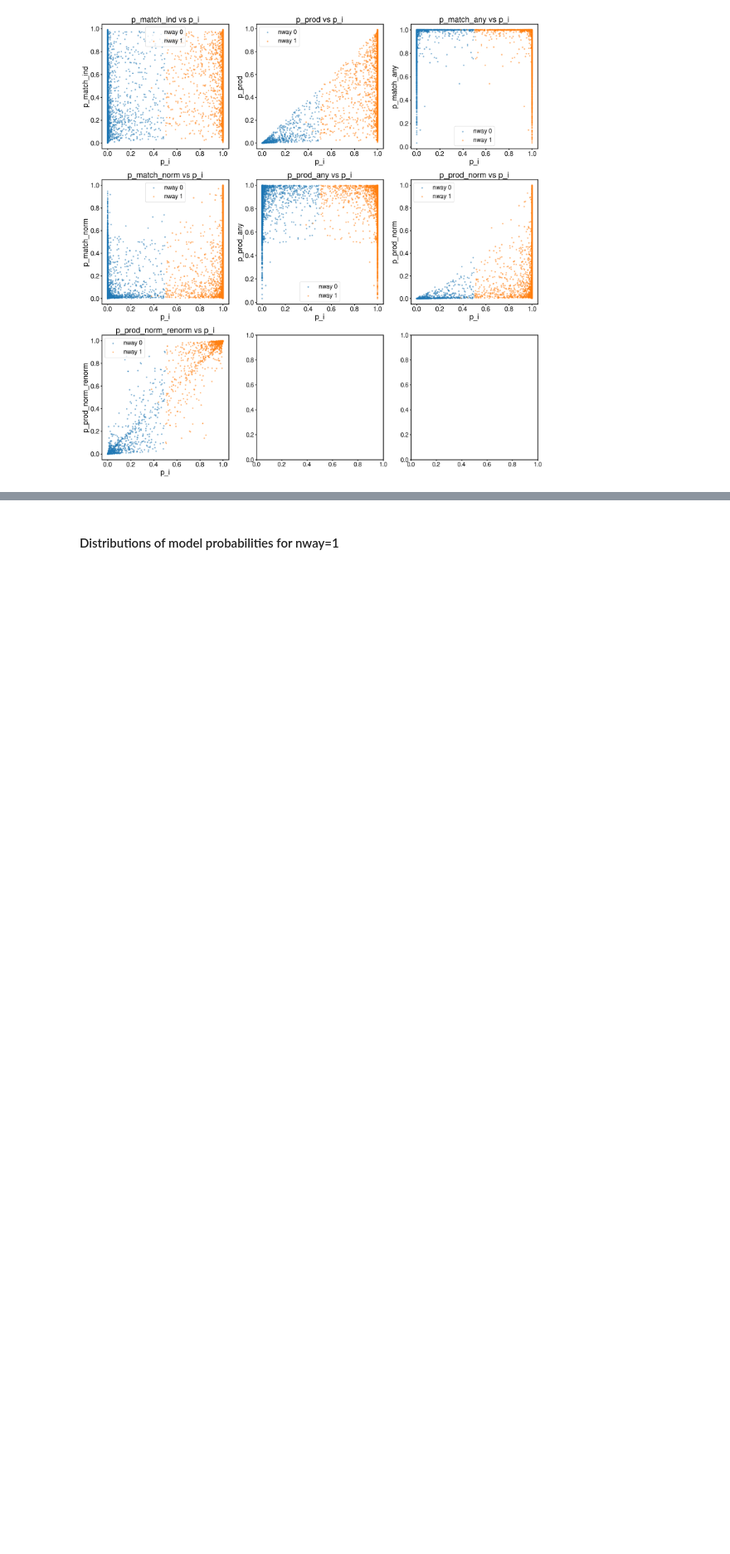
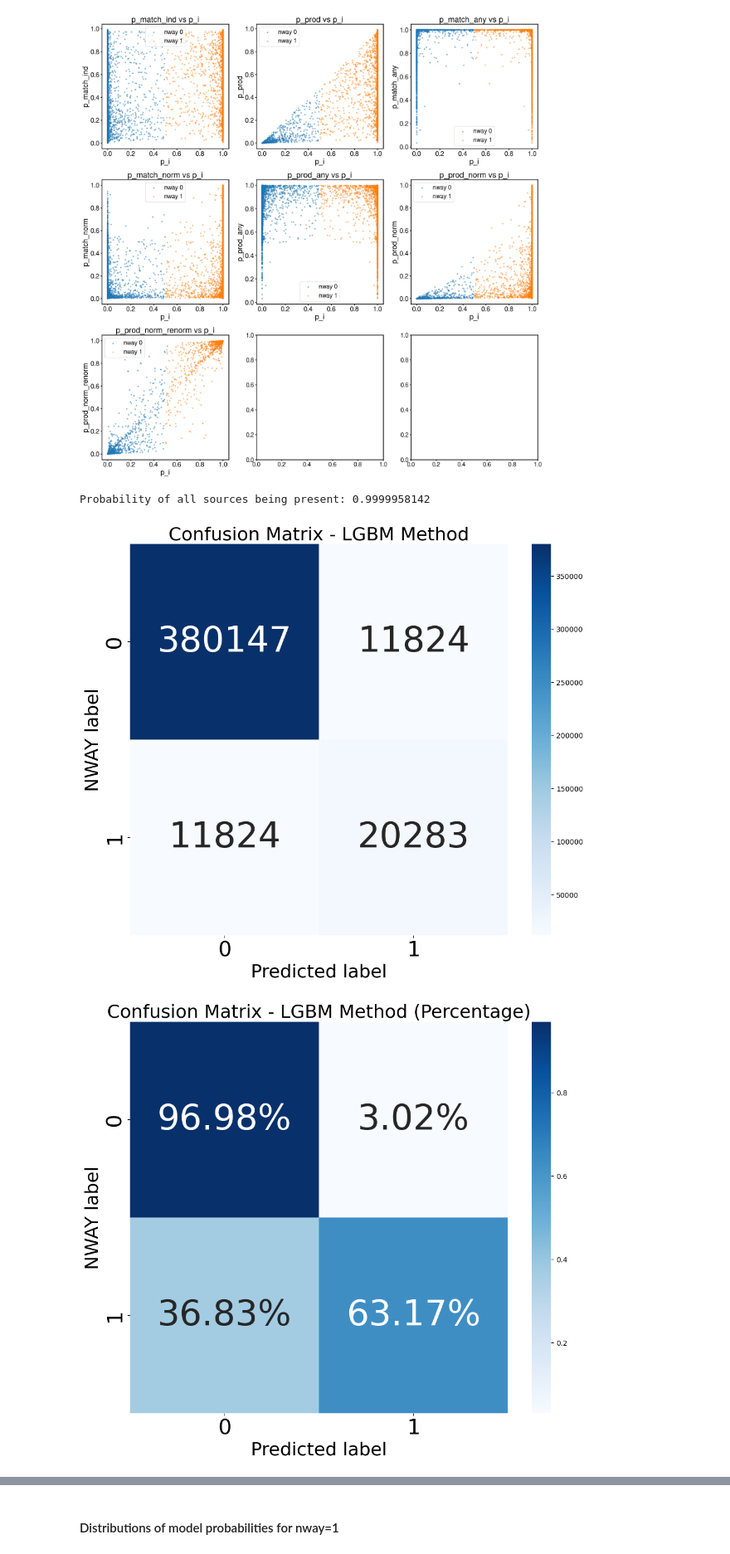
Before and after one commit to samuelperezdi/starsml, a Jupyter notebook: notebooks/analysis_probs.ipynb, the cells around one changed output, grey strips where cells are left out. Shown at 83% size. Saved outputs shown, nothing was run; the diff lists cells and outputs as text; code cells hidden in the pictures; blank space fills up the shorter version.

```diff
--- a/notebooks/analysis_probs.ipynb
+++ b/notebooks/analysis_probs.ipynb
@@ -59,6 +92,26 @@ plt.tight_layout()
 plt.show()
 # %% [output]
 [figure]
+# %%
+def calc_probability_missing(n_rows_per_source=102, test_fraction=0.2):
+    # prob of one row not being in test set
+    p_not_in_test = 1 - test_fraction
+
+    # prob of ALL rows (for a c_id) not being in test set
+    p_source_missing = p_not_in_test ** n_rows_per_source
+
+    # prob of all rows of a source being in test set
+    p_source_present = 1 - p_source_missing
+
+    # prob for all sources
+    p_all_present = (p_source_present) ** 32107
+
+    return p_all_present
+
+p = calc_probability_missing()
+print(f"Probability of all sources being present: {p:.10f}")
+# %% [output]
+Probability of all sources being present: 0.9999958142
 # %%
 # 2. confusion matrices
 def plot_confusion_matrix(y_true, y_pred, title):
@@ -83,30 +136,33 @@ def plot_confusion_matrix(y_true, y_pred, title):
 # %%
 
 # function to get predictions based on max probability per group
 def get_max_prob_predictions(df, prob_col):
     # identify max probability for each group
     idx = df.groupby('csc21_name')[prob_col].idxmax()
 
     # create a new column with 0s
     df['pred'] = 0
 
     # set 1 for the max probability in each group
     df.loc[idx, 'pred'] = 1
 
     return df['pred']
 
 # get predictions for each method
 bayesian_pred = get_max_prob_predictions(df, 'p_i')
 lgbm_pred = get_max_prob_predictions(df, 'p_match_ind')
 lgbm_norm_pred = get_max_prob_predictions(df, 'p_match_norm')
 combined_pred = get_max_prob_predictions(df, 'p_prod')
 combined_pred_simple = get_max_prob_predictions(df, 'p_prod_norm')
 
 # true labels
 true_labels = df['benchmark_label']
 
 #plot_confusion_matrix(true_labels, bayesian_pred, 'Confusion Matrix - NWAY')
-#plot_confusion_matrix(true_labels, lgbm_pred, 'Confusion Matrix - LGBM Method')
+plot_confusion_matrix(true_labels, lgbm_pred, 'Confusion Matrix - LGBM Method')
 #plot_confusion_matrix(true_labels, lgbm_norm_pred, 'Confusion Matrix - LGBM Method Normalized')
 #plot_confusion_matrix(true_labels, combined_pred, 'Confusion Matrix - Product')
 #plot_confusion_matrix(true_labels, combined_pred_simple, 'Confusion Matrix - Product with p_match normalized')
+# %% [output]
+[figure, added]
+[figure, added]
```
Also changed, not shown: parts of 22 cells of this notebook, 9 other files.
